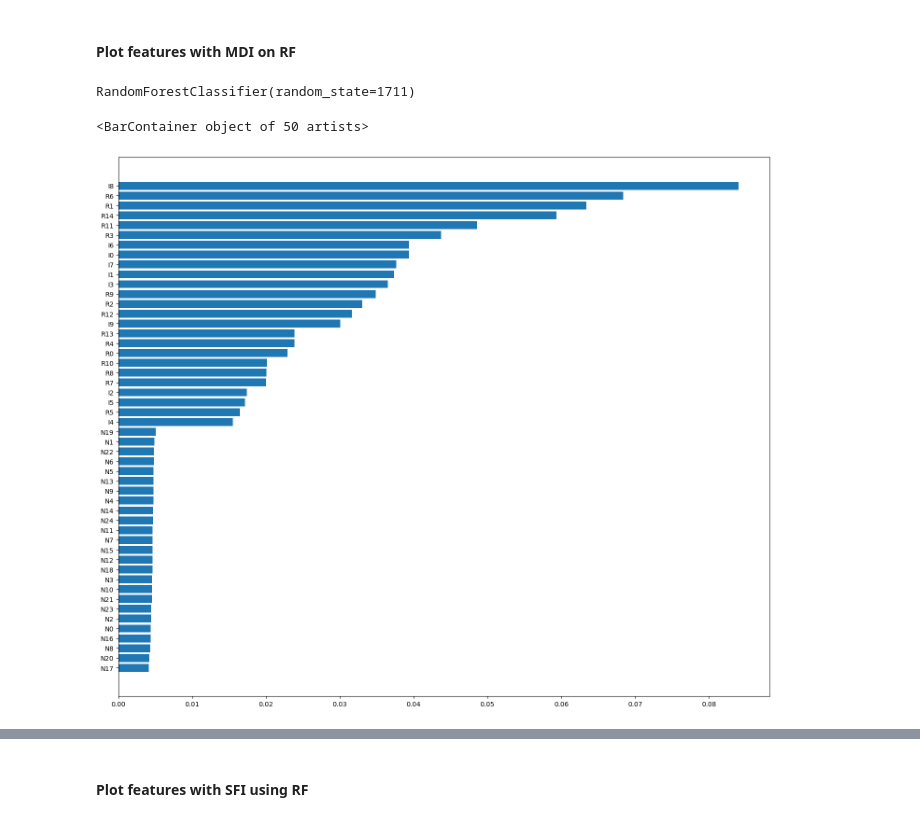
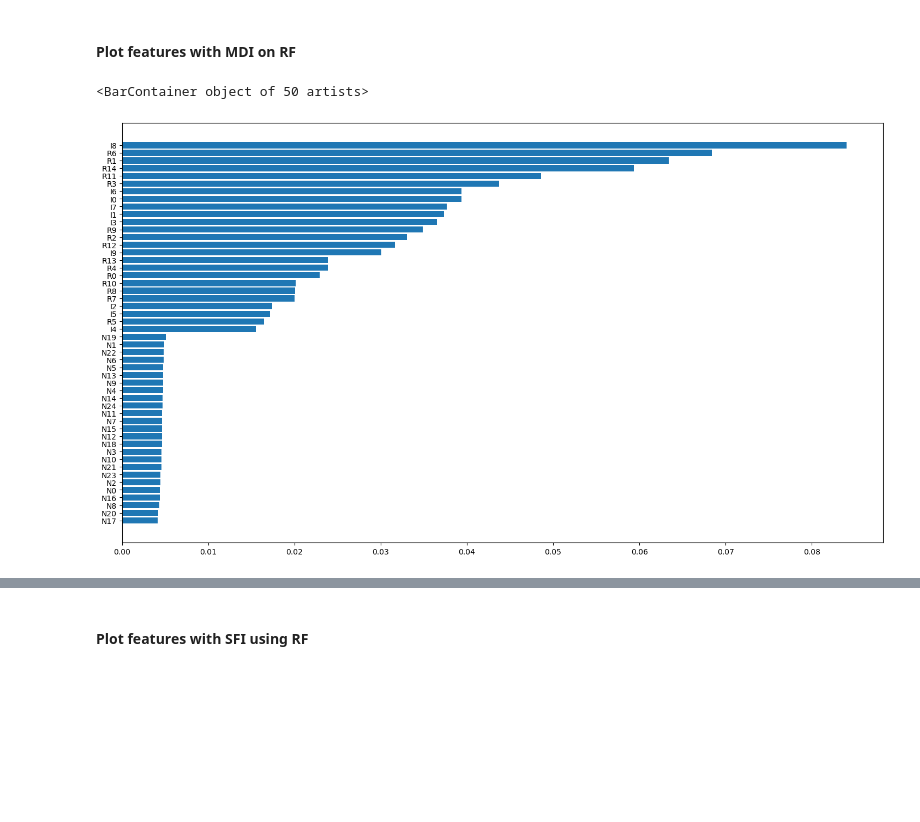
Before and after one commit to khoihd/AdvancesFinancialMachineLearning, a Jupyter notebook: chapter_8/chapter8_problems.ipynb, the cells around one changed output, grey strips where cells are left out. Drawn from its saved outputs; the diff is of its cells as text; code cells hidden in the pictures; blank space fills up the shorter version.

```diff
--- a/chapter_8/chapter8_problems.ipynb
+++ b/chapter_8/chapter8_problems.ipynb
@@ -45,19 +53,20 @@ ax.barh(pca_cols, pca_variances)
 # %% [markdown]
 #### Plot features with MDI on RF
 # %%
-from sklearn.ensemble import RandomForestClassifier
-rf = RandomForestClassifier(random_state=1711)
-rf.fit(X, y)
+def run_mdi(X, y, rf):
+    rf.fit(X, y)
+    rf_mdi_feature_scores = list(zip(rf.feature_names_in_, rf.feature_importances_))
+    rf_mdi_feature_scores.sort(key=lambda x: (x[1], x[0]))
+    rf_features, rf_mdi = list(zip(*rf_mdi_feature_scores))
+
+    return rf_features, rf_mdi
-# %% [output]
-RandomForestClassifier(random_state=1711)
 # %%
-rf_mdi_feature_scores = list(zip(rf.feature_names_in_, rf.feature_importances_))
-rf_mdi_feature_scores.sort(key=lambda x: (x[1], x[0]))
-rf_features, rf_mdi = list(zip(*rf_mdi_feature_scores))
-
-fig, ax = plt.subplots(figsize=(18, 15))
-ax.barh(rf_features, rf_mdi)
+rf = RandomForestClassifier(random_state=1711)
+rf_features, rf_mdi = run_mdi(X, y, rf)
-# %% [output]
-<BarContainer object of 50 artists>
-[figure, removed]
+# %%
+fig, ax = plt.subplots(figsize=(18, 10))
+ax.barh(rf_features, rf_mdi)
+# %% [output]
+<BarContainer object of 50 artists>
+[figure, added]
 # %% [markdown]
```
Also changed, not shown: parts of 20 cells of this notebook.
